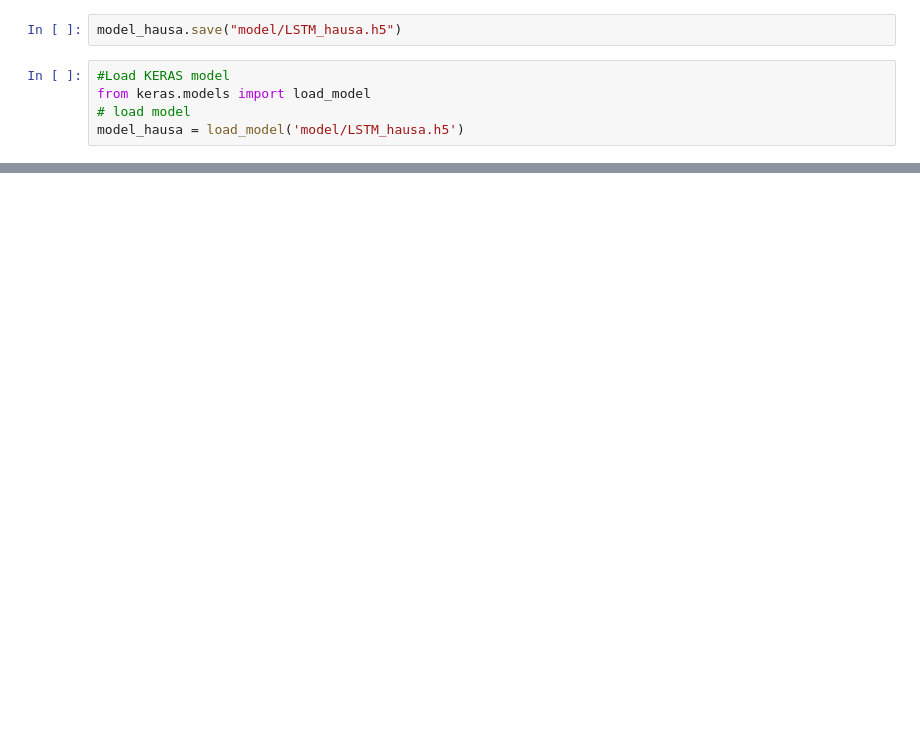
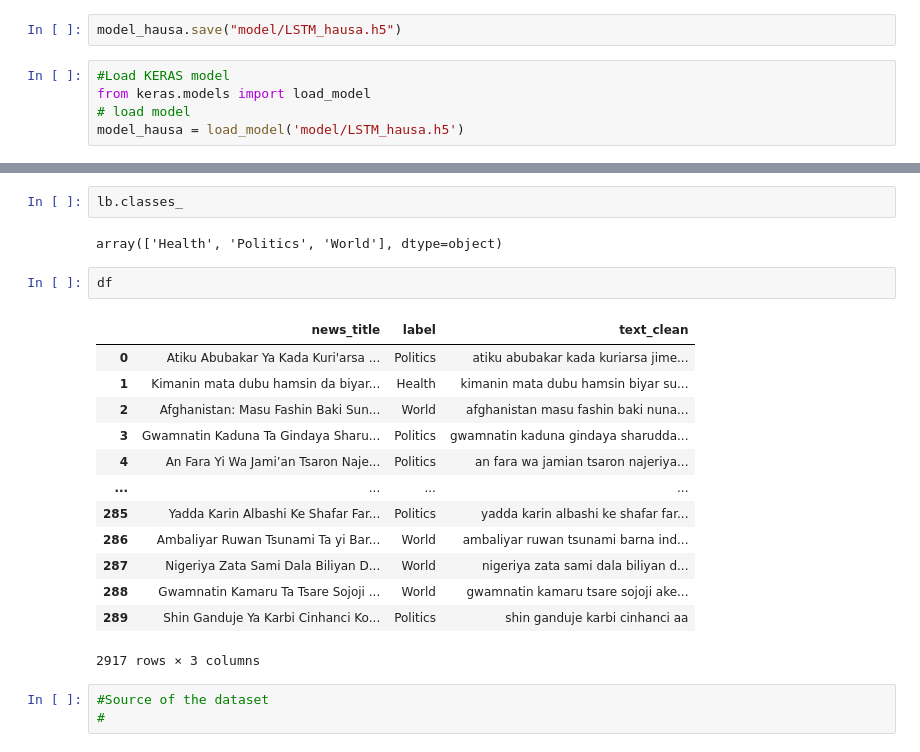
Before and after one commit to dee-hub/Text-Categorization-With-Python, a Jupyter notebook: Text Summarization with LSTM-Hausa.ipynb, the cells around one changed output, grey strips where cells are left out. Saved outputs shown, nothing was run; the diff lists cells and outputs as text; blank space fills up the shorter version.

```diff
--- a/Text Summarization with LSTM-Hausa.ipynb
+++ b/Text Summarization with LSTM-Hausa.ipynb
@@ -231,0 +250,23 @@ model_hausa = load_model('model/LSTM_hausa.h5')
+# %%
+lb.classes_
+# %% [output]
+array(['Health', 'Politics', 'World'], dtype=object)
+# %%
+df
+# %% [output]
+|  | news_title | label | text_clean |
+| 0 | Atiku Abubakar Ya Kada Kuri'arsa ... | Politics | atiku abubakar kada kuriarsa jime... |
+| 1 | Kimanin mata dubu hamsin da biyar... | Health | kimanin mata dubu hamsin biyar su... |
+| 2 | Afghanistan: Masu Fashin Baki Sun... | World | afghanistan masu fashin baki nuna... |
+| 3 | Gwamnatin Kaduna Ta Gindaya Sharu... | Politics | gwamnatin kaduna gindaya sharudda... |
+| 4 | An Fara Yi Wa Jami’an Tsaron Naje... | Politics | an fara wa jamian tsaron najeriya... |
+| ... | ... | ... | ... |
+| 285 | Yadda Karin Albashi Ke Shafar Far... | Politics | yadda karin albashi ke shafar far... |
+| 286 | Ambaliyar Ruwan Tsunami Ta yi Bar... | World | ambaliyar ruwan tsunami barna ind... |
+| 287 | Nigeriya Zata Sami Dala Biliyan D... | World | nigeriya zata sami dala biliyan d... |
+| 288 | Gwamnatin Kamaru Ta Tsare Sojoji ... | World | gwamnatin kamaru tsare sojoji ake... |
+| 289 | Shin Ganduje Ya Karbi Cinhanci Ko... | Politics | shin ganduje karbi cinhanci aa |
+2917 rows × 3 columns
+# %%
+#Source of the dataset
+#
```
Also changed, not shown: parts of 4 cells of this notebook, 8 other files.
